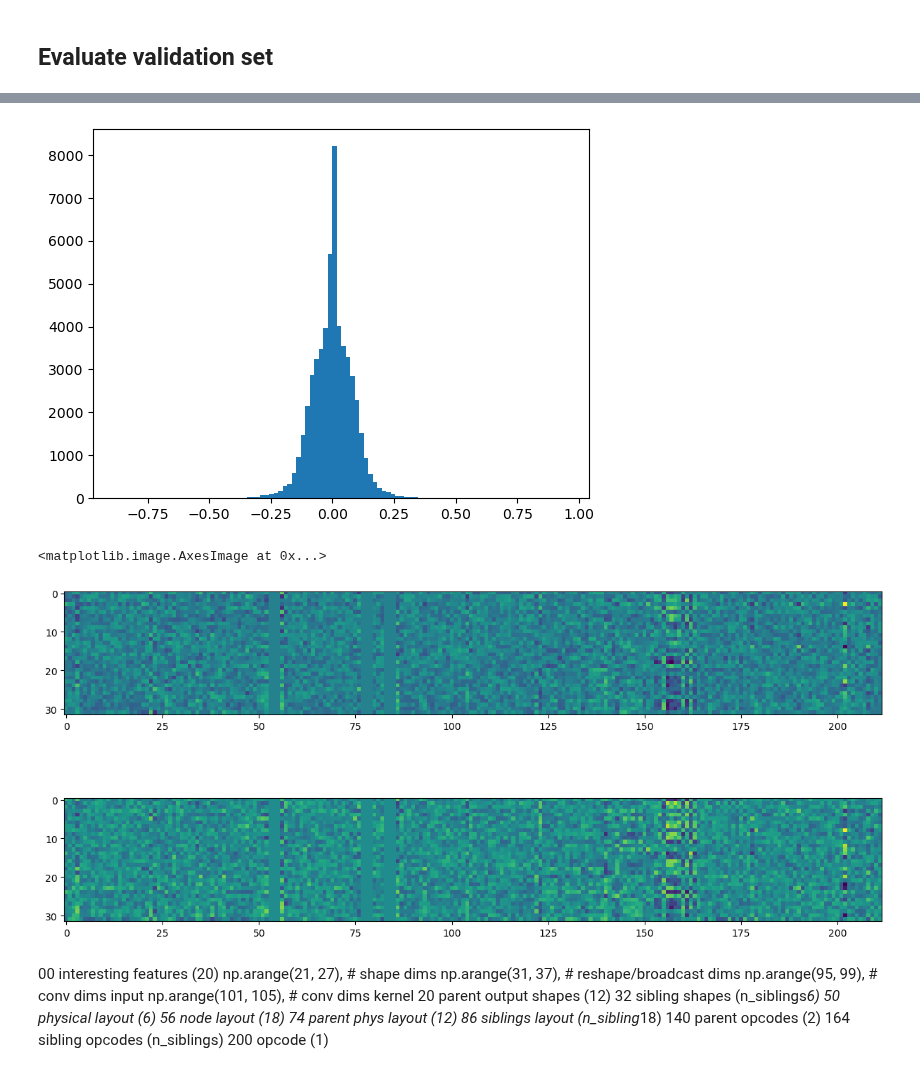
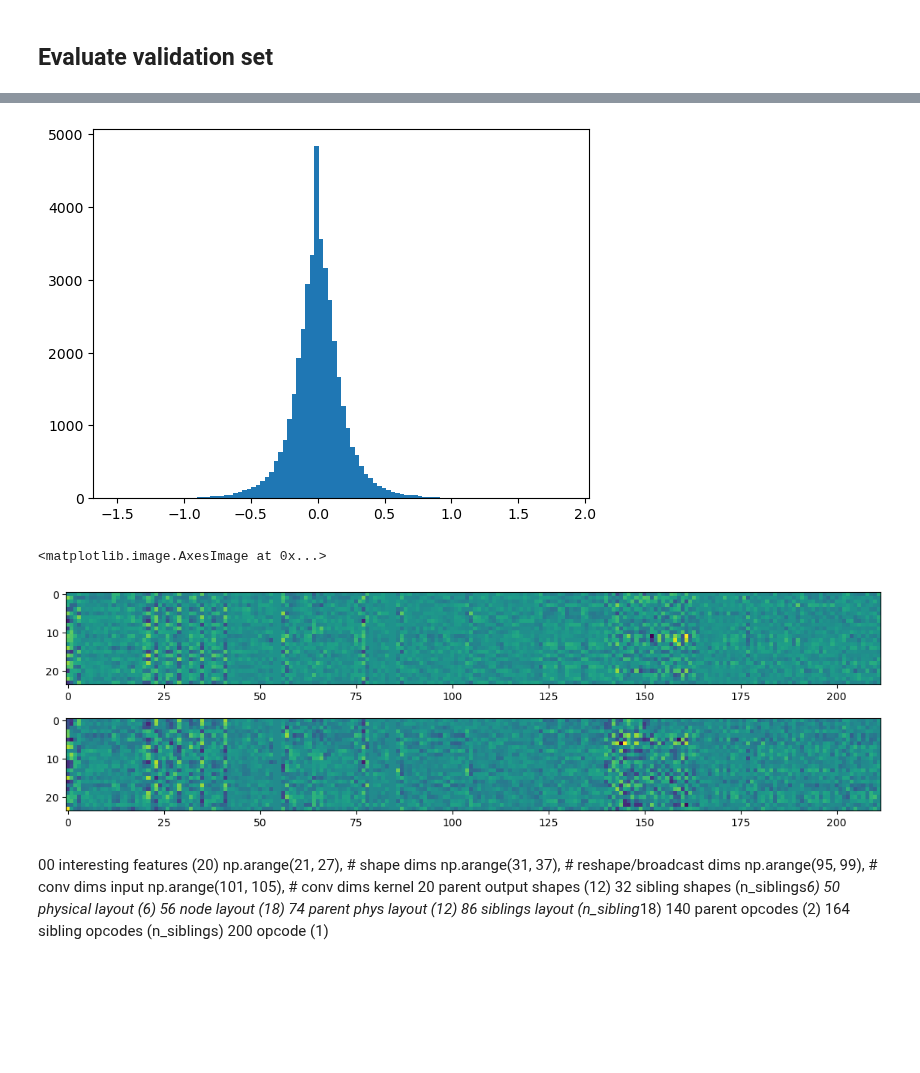
Before and after one commit to ignacioreyes/kaggle_model_runtime, a Jupyter notebook: train_layout.ipynb, the cells around one changed output, grey strips where cells are left out. Drawn from its saved outputs; the diff is of its cells as text; code cells hidden in the pictures; blank space fills up the shorter version.

```diff
--- a/train_layout.ipynb
+++ b/train_layout.ipynb
@@ -13,14 +13,14 @@ To enable the following instructions: AVX2 FMA, in other operations, rebuild Ten
 # %%
-batch_size = 160
-learning_rate = 5e-4
+batch_size = 192
+learning_rate = 1e-3
 batch_per_file_size = 8
 decay_rate = 0.95
 node_embedding_size = 12
-layers = [8, 8, 32, 8]
+layers = [32, 12, 32, 8]
 
 dataset = LayoutDataset(
     batch_size, train_sample_fraction=1.0,
-    subset='nlp:default', build_tfrecords=False,
+    subset=None, build_tfrecords=False,
     batch_per_file_size=batch_per_file_size
 )
 # %% [output]
@@ -149,20 +148,20 @@ Text(0.5, 1.0, "b'layout:nlp:default:small_bert_bert_en_uncased_L-2_H-256_A-4_ba
 # %%
 plt.hist(mlp.k_layer.kernel.numpy().flatten(), bins=100);
 # %% [output]
-[figure, old version]
+[figure, new version]
 # %%
-plt.figure(figsize=(15, 7))
-kind = 1
+plt.figure(figsize=(14, 4))
+kind = 2
 plt.subplot(2, 1, 1)
-k_vals = mlp.k_layer.kernel.numpy().reshape(212, 8, 32)[:, kind, :].T
+k_vals = mlp.k_layer.kernel.numpy().reshape(212, 8, -1)[:, kind, :].T
 plt.imshow(k_vals)
 
 plt.subplot(2, 1, 2)
-q_vals = mlp.q_layer.kernel.numpy().reshape(212, 8, 32)[:, kind, :].T
+q_vals = mlp.q_layer.kernel.numpy().reshape(212, 8, -1)[:, kind, :].T
 plt.imshow(q_vals)
 # %% [output]
 <matplotlib.image.AxesImage at 0x...>
-[figure, old version]
+[figure, new version]
 # %% [markdown]
 00        interesting features (20)
             np.arange(21, 27),  # shape dims
```
Also changed, not shown: parts of 17 cells of this notebook, 2 other files.
